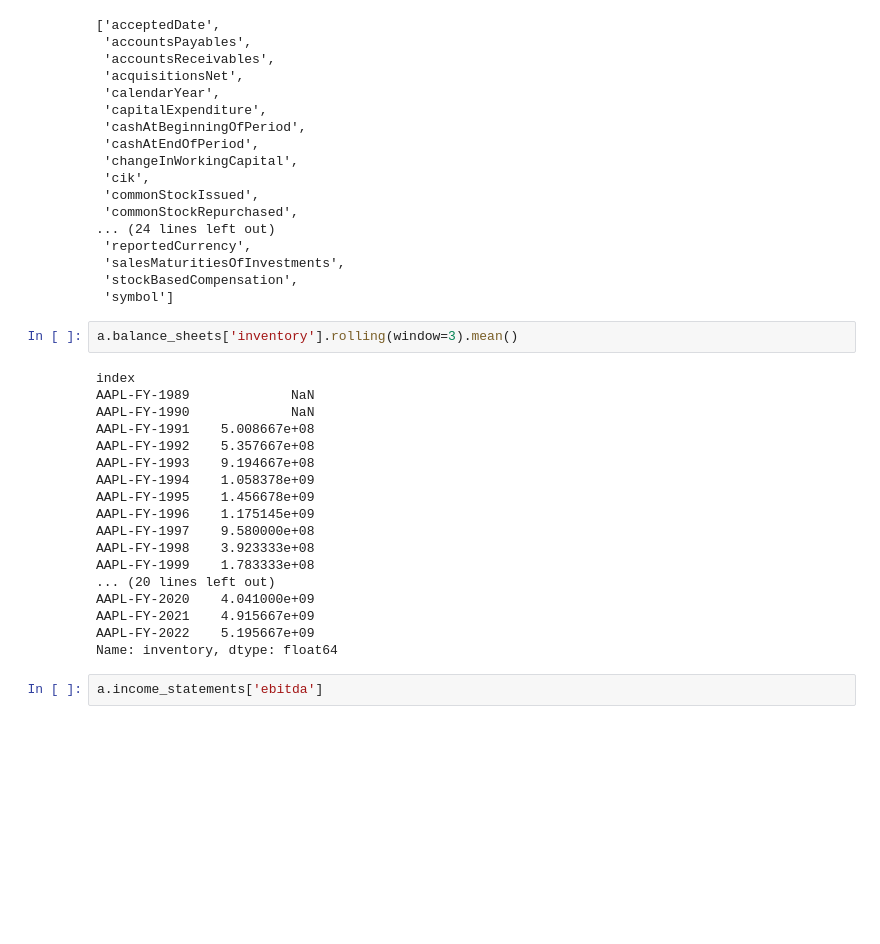
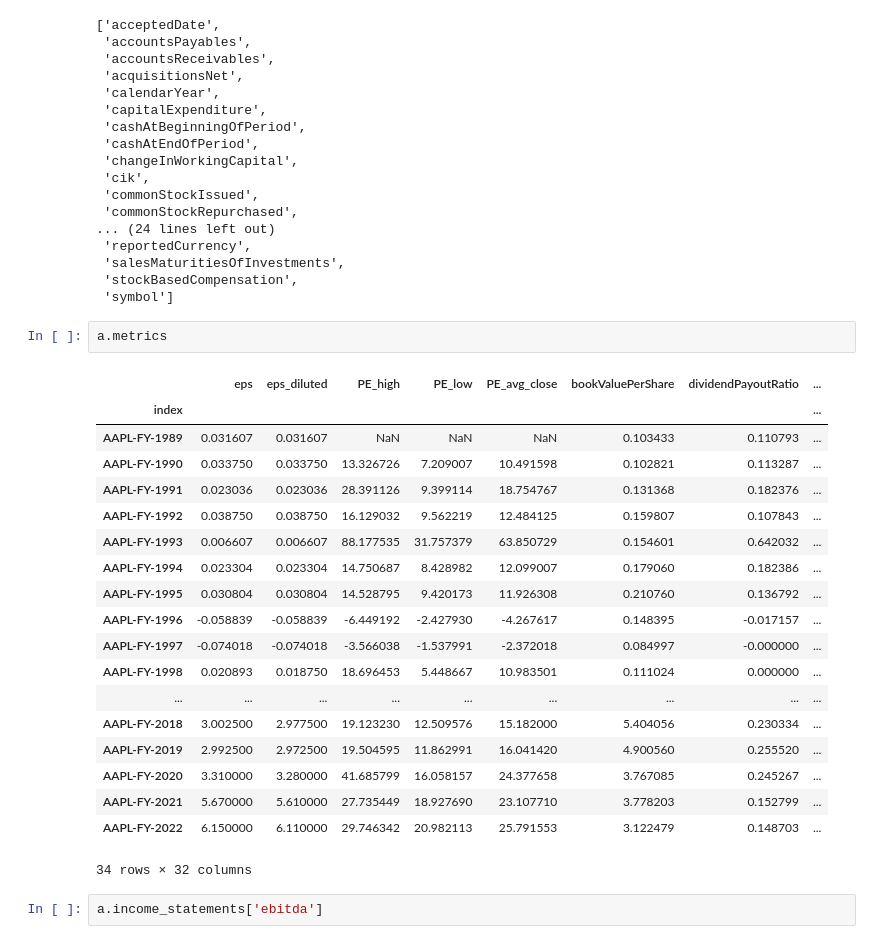
Before and after one commit to oldhiltonian/investment-tools, a Jupyter notebook: Financial Modelling Prep Library/Untitled.ipynb, the cells around one changed output. Cells and saved outputs as stored; diff of their text form; blank space fills up the shorter version.

```diff
--- a/Financial Modelling Prep Library/Untitled.ipynb
+++ b/Financial Modelling Prep Library/Untitled.ipynb
@@ -89,25 +88,27 @@ sorted(a.income_statements.keys())
  'stockBasedCompensation',
  'symbol']
 # %%
-a.balance_sheets['inventory'].rolling(window=3).mean()
+a.metrics
 # %% [output]
+|  | eps | eps_diluted | PE_high | PE_low | PE_avg_close | bookValuePerShare | dividendPayoutRatio | ... |
+| index |  |  |  |  |  |  |  | ... |
+| AAPL-FY-1989 | 0.031607 | 0.031607 | NaN | NaN | NaN | 0.103433 | 0.110793 | ... |
+| AAPL-FY-1990 | 0.033750 | 0.033750 | 13.326726 | 7.209007 | 10.491598 | 0.102821 | 0.113287 | ... |
+| AAPL-FY-1991 | 0.023036 | 0.023036 | 28.391126 | 9.399114 | 18.754767 | 0.131368 | 0.182376 | ... |
+| AAPL-FY-1992 | 0.038750 | 0.038750 | 16.129032 | 9.562219 | 12.484125 | 0.159807 | 0.107843 | ... |
+| AAPL-FY-1993 | 0.006607 | 0.006607 | 88.177535 | 31.757379 | 63.850729 | 0.154601 | 0.642032 | ... |
+| AAPL-FY-1994 | 0.023304 | 0.023304 | 14.750687 | 8.428982 | 12.099007 | 0.179060 | 0.182386 | ... |
+| AAPL-FY-1995 | 0.030804 | 0.030804 | 14.528795 | 9.420173 | 11.926308 | 0.210760 | 0.136792 | ... |
+| AAPL-FY-1996 | -0.058839 | -0.058839 | -6.449192 | -2.427930 | -4.267617 | 0.148395 | -0.017157 | ... |
+| AAPL-FY-1997 | -0.074018 | -0.074018 | -3.566038 | -1.537991 | -2.372018 | 0.084997 | -0.000000 | ... |
+| AAPL-FY-1998 | 0.020893 | 0.018750 | 18.696453 | 5.448667 | 10.983501 | 0.111024 | 0.000000 | ... |
+| ... | ... | ... | ... | ... | ... | ... | ... | ... |
+| AAPL-FY-2018 | 3.002500 | 2.977500 | 19.123230 | 12.509576 | 15.182000 | 5.404056 | 0.230334 | ... |
+| AAPL-FY-2019 | 2.992500 | 2.972500 | 19.504595 | 11.862991 | 16.041420 | 4.900560 | 0.255520 | ... |
+| AAPL-FY-2020 | 3.310000 | 3.280000 | 41.685799 | 16.058157 | 24.377658 | 3.767085 | 0.245267 | ... |
+| AAPL-FY-2021 | 5.670000 | 5.610000 | 27.735449 | 18.927690 | 23.107710 | 3.778203 | 0.152799 | ... |
+| AAPL-FY-2022 | 6.150000 | 6.110000 | 29.746342 | 20.982113 | 25.791553 | 3.122479 | 0.148703 | ... |
-index
-AAPL-FY-1989             NaN
-AAPL-FY-1990             NaN
-AAPL-FY-1991    5.008667e+08
-AAPL-FY-1992    5.357667e+08
-AAPL-FY-1993    9.194667e+08
-AAPL-FY-1994    1.058378e+09
-AAPL-FY-1995    1.456678e+09
-AAPL-FY-1996    1.175145e+09
-AAPL-FY-1997    9.580000e+08
-AAPL-FY-1998    3.923333e+08
-AAPL-FY-1999    1.783333e+08
-... (20 lines left out)
-AAPL-FY-2020    4.041000e+09
-AAPL-FY-2021    4.915667e+09
-AAPL-FY-2022    5.195667e+09
-Name: inventory, dtype: float64
+34 rows × 32 columns
 # %%
 a.income_statements['ebitda']
 # %% [output]
```
Also changed, not shown: parts of 3 cells of this notebook, 6 other files.
